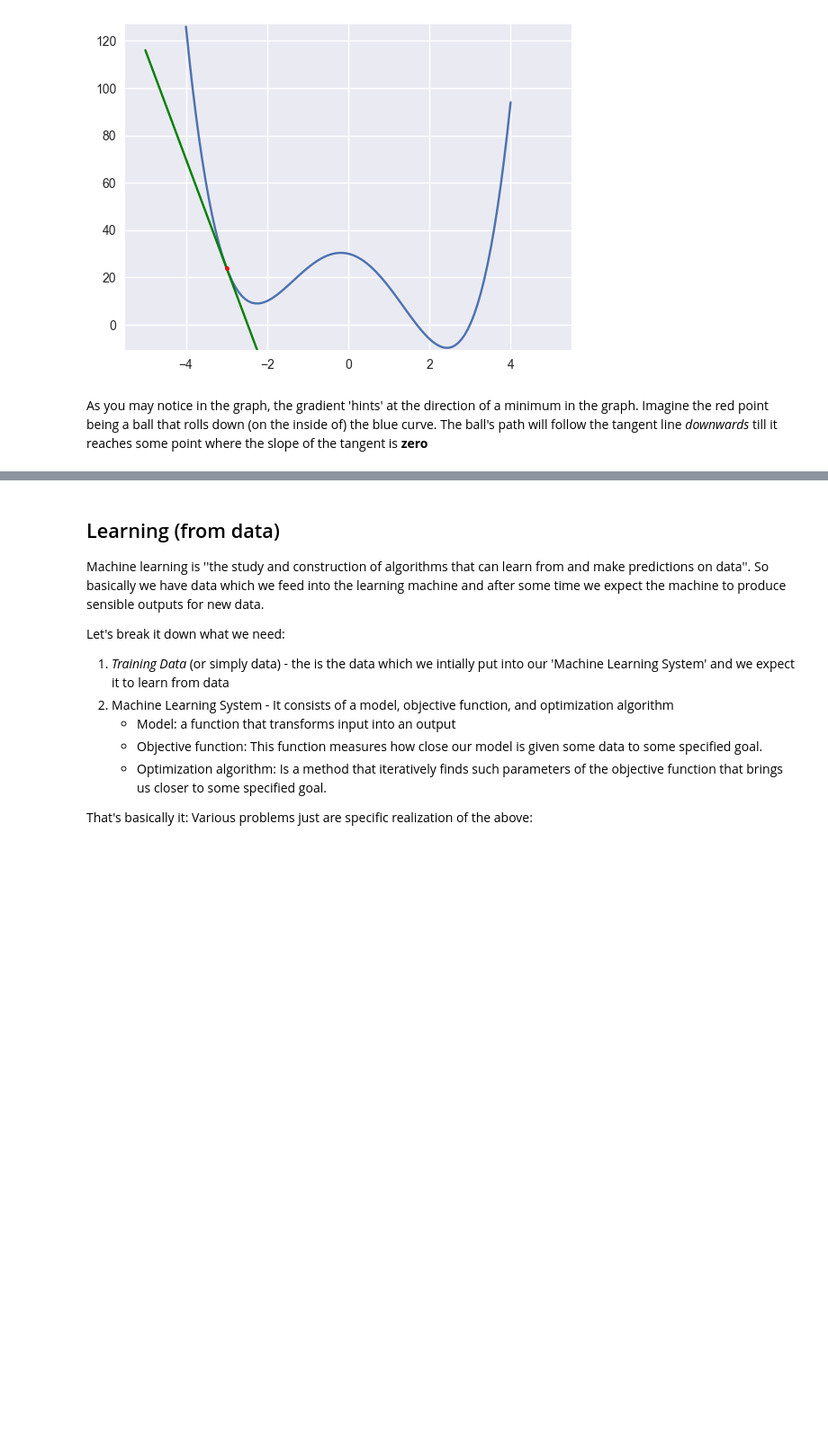
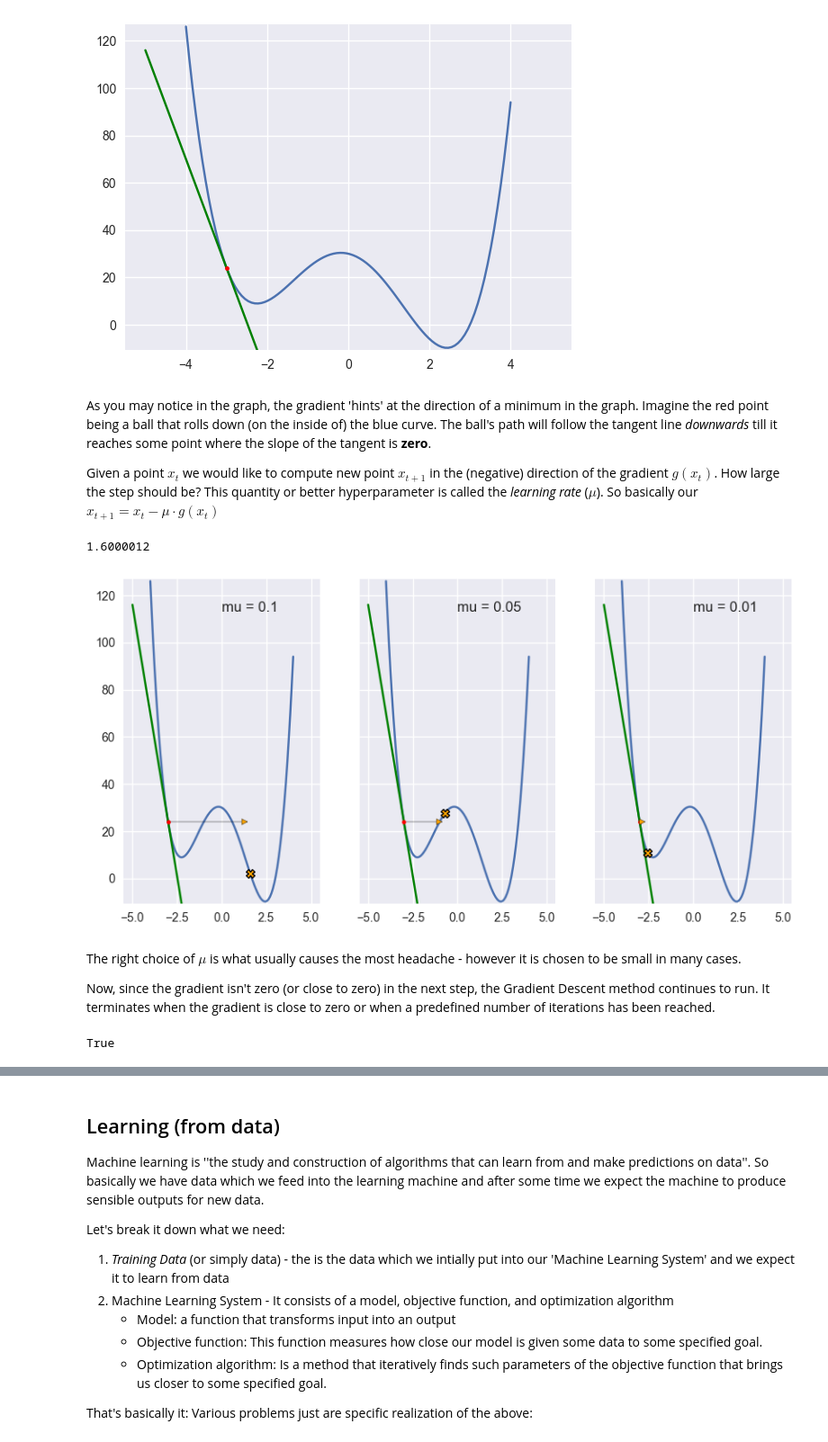
Before and after one commit to burkovae/notebook-collection, a Jupyter notebook: Gradients.ipynb, the cells around one changed output, grey strips where cells are left out. Shown at 90% size. Cells and saved outputs as stored; diff of their text form; code cells hidden in the pictures; blank space fills up the shorter version.

```diff
--- a/Gradients.ipynb
+++ b/Gradients.ipynb
@@ -63,4 +63,38 @@ plt.show()
 # %% [output]
 [figure]
 # %% [markdown]
-As you may notice in the graph, the gradient 'hints' at the direction of a minimum in the graph. Imagine the red point being a ball that rolls down (on the inside of) the blue curve. The ball's path will follow the tangent line *downwards* till it reaches some point where the slope of the tangent is **zero**
+As you may notice in the graph, the gradient 'hints' at the direction of a minimum in the graph. Imagine the red point being a ball that rolls down (on the inside of) the blue curve. The ball's path will follow the tangent line *downwards* till it reaches some point where the slope of the tangent is **zero**.
+
+Given a point $x_t$ we would like to compute new point $x_{t+1}$ in the (negative) direction of the gradient $g(x_t)$. How large the step should be? This quantity or better hyperparameter is called the *learning rate* ($\mu$). So basically our $x_{t+1} = x_{t} - \mu \cdot g(x_t)$
+# %%
+xold = -3
+yold = any_function(xold)
+x_range = [min(x)-1, max(x)+1]
+xold = -3.
+y_range = tangent(x_range, xold, any_function)
+
+f, axes = plt.subplots(1, 3, sharex=True, sharey=True, figsize=(10, 5))
+
+for ax, mu in zip(axes, [0.1, .05, 0.01]):
+    xnew = xold - mu * numerical_derivative(xold, any_function)
+    ax.plot(x,y)
+    ax.plot(x_range, y_range, '-g')
+    ax.plot(xold, yold, '.r')
+    plt.ylim(min(y)-1, max(y)+1)
+    ax.plot(xnew, any_function(xnew), '.', c = 'orange', mec = 'black', marker='X', markeredgewidth=1.0)
+    ax.annotate(s='', xy=(xold,yold), xytext=(xnew,yold), arrowprops=dict(arrowstyle='<|-', fc = 'orange'))
+    ax.text(0.5, 0.9,'mu = %s' % mu, transform = ax.transAxes)
+
+
+plt.show()
+# %% [output]
+1.6000012
+[figure, added]
+# %% [markdown]
+The right choice of $\mu$ is what usually causes the most headache - however it is chosen to be small in many cases.
+
+Now, since the gradient isn't zero (or close to zero) in the next step, the Gradient Descent method continues to run. It terminates when the gradient is close to zero or when a predefined number of iterations has been reached.
+# %%
+np.isclose(0., 0.0000001, atol=1e-02)
+# %% [output]
+True
```
Also changed, not shown: parts of 6 cells of this notebook.
